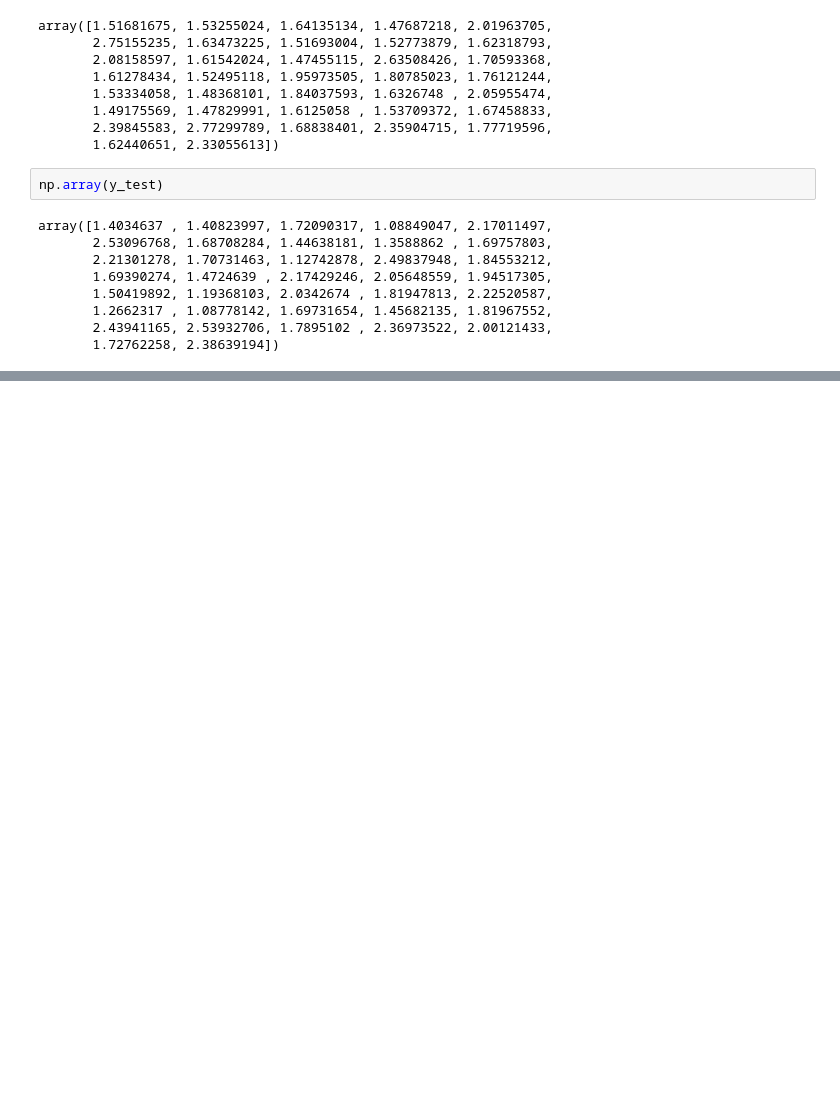
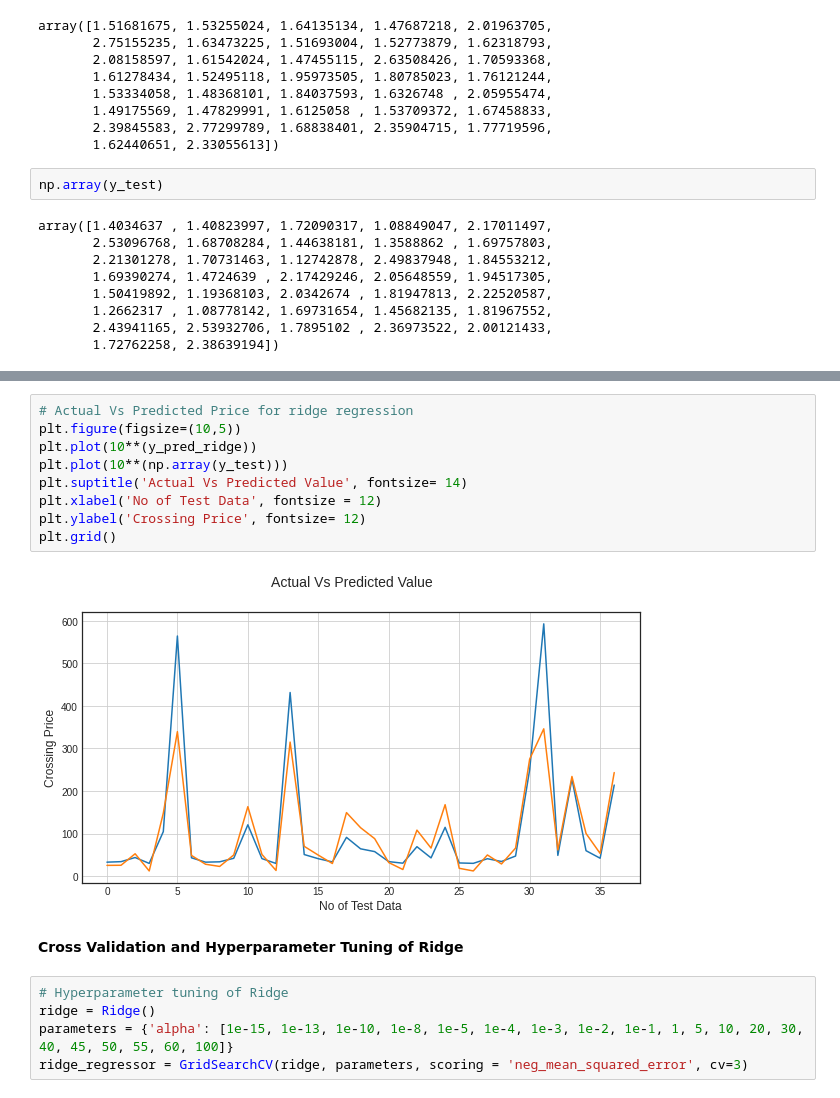
Before and after one commit to dongrepranali/Yes-Bank-Stock-Closing-Price-Prediction, a Jupyter notebook: Yes_Bank_Stock_Closing_Price_Prediction.ipynb, the cells around one changed output, grey strips where cells are left out. Cells and saved outputs as stored; diff of their text form; blank space fills up the shorter version.

```diff
--- a/Yes_Bank_Stock_Closing_Price_Prediction.ipynb
+++ b/Yes_Bank_Stock_Closing_Price_Prediction.ipynb
@@ -730,0 +753,18 @@ array([1.4034637 , 1.40823997, 1.72090317, 1.08849047, 2.17011497,
+# %%
+# Actual Vs Predicted Price for ridge regression
+plt.figure(figsize=(10,5))
+plt.plot(10**(y_pred_ridge))
+plt.plot(10**(np.array(y_test)))
+plt.suptitle('Actual Vs Predicted Value', fontsize= 14)
+plt.xlabel('No of Test Data', fontsize = 12)
+plt.ylabel('Crossing Price', fontsize= 12)
+plt.grid()
+# %% [output]
+[figure, added]
+# %% [markdown]
+**Cross Validation and Hyperparameter Tuning of Ridge**
+# %%
+# Hyperparameter tuning of Ridge
+ridge = Ridge()
+parameters = {'alpha': [1e-15, 1e-13, 1e-10, 1e-8, 1e-5, 1e-4, 1e-3, 1e-2, 1e-1, 1, 5, 10, 20, 30, 40, 45, 50, 55, 60, 100]}
+ridge_regressor = GridSearchCV(ridge, parameters, scoring = 'neg_mean_squared_error', cv=3)
```
Also changed, not shown: parts of 44 cells of this notebook.
